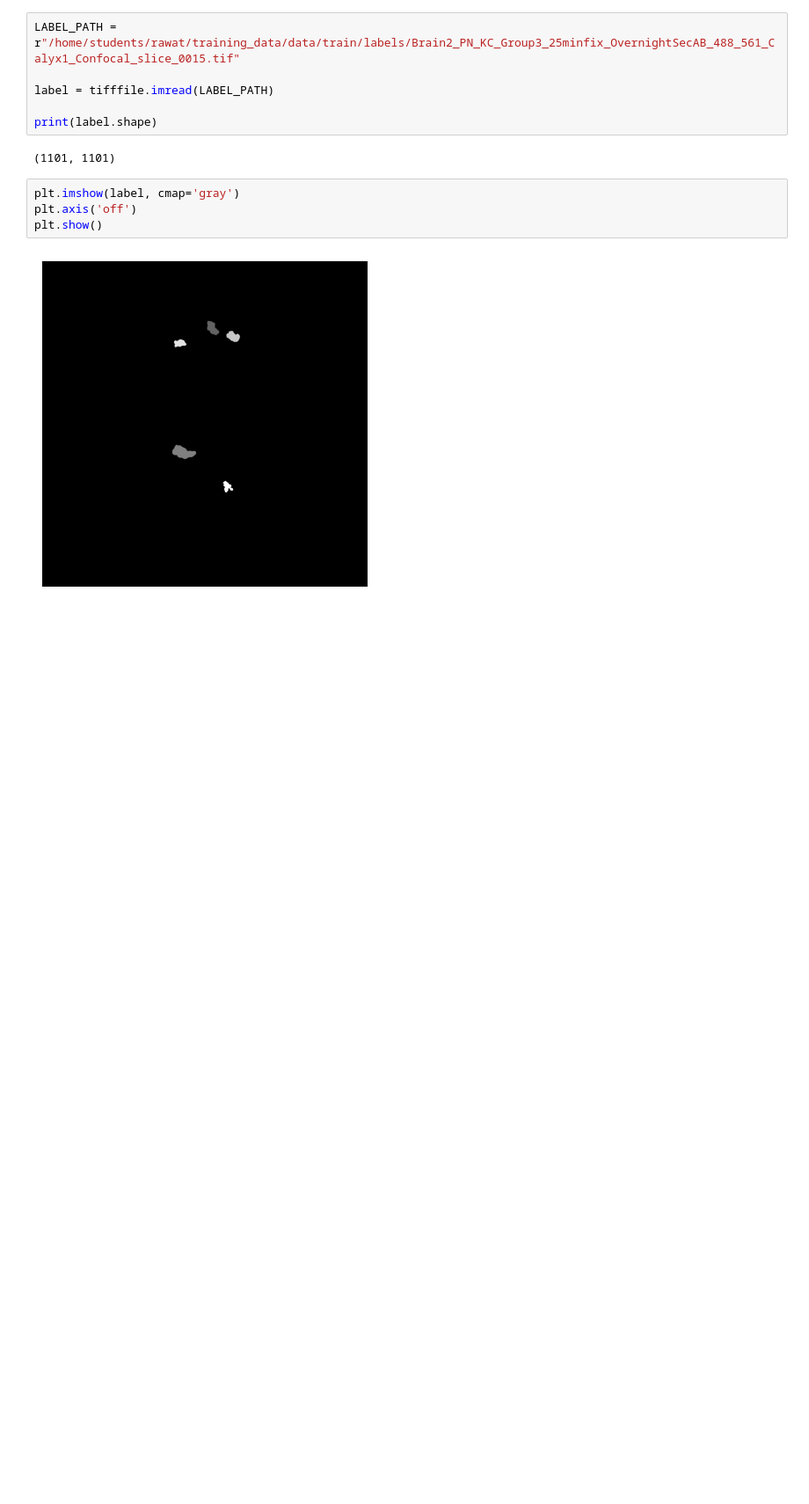
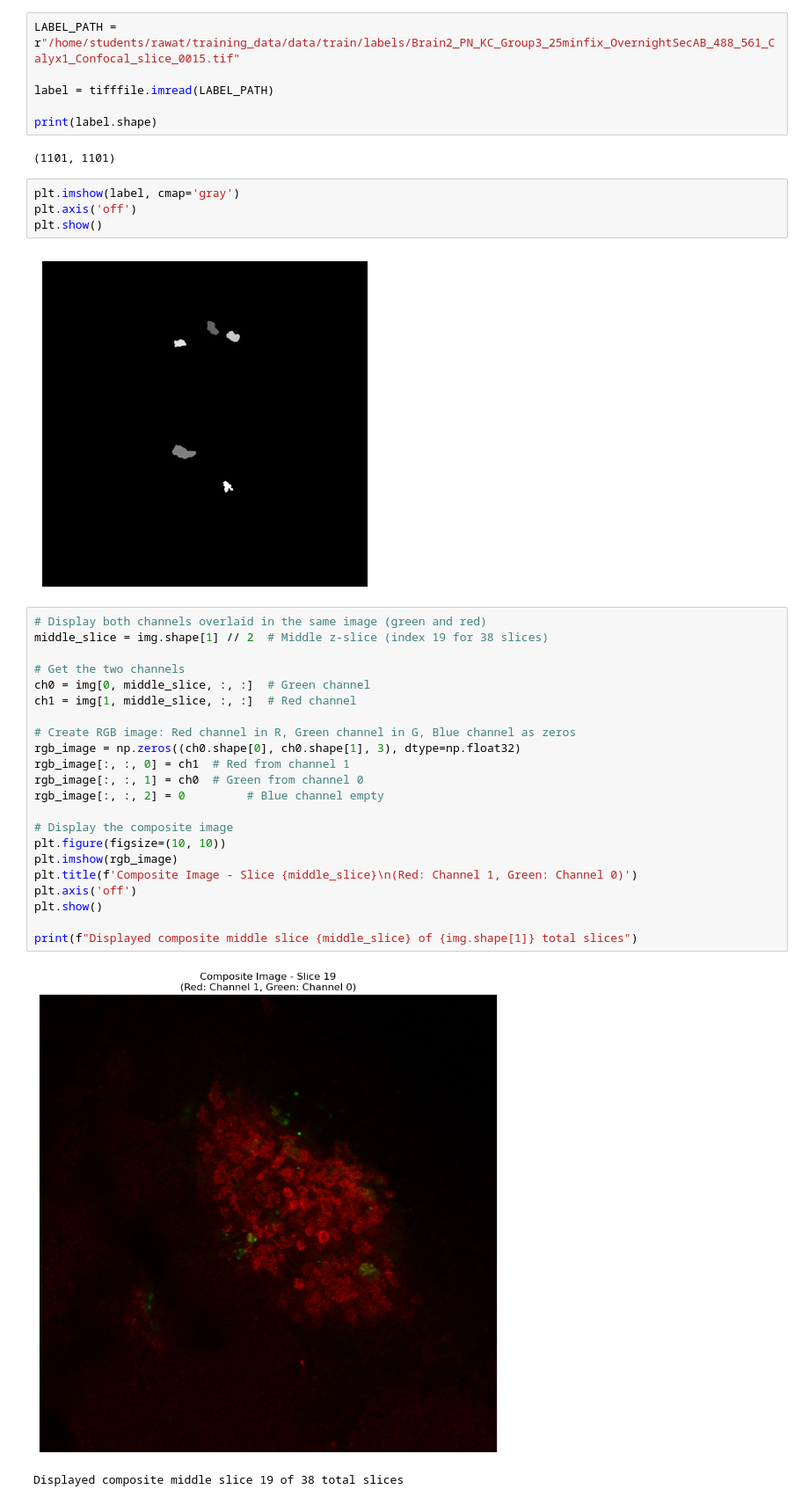
Before and after one commit to aditya0701/Image_segmentation_thesis, a Jupyter notebook: image_test.ipynb, the cells around one changed output. Shown at 88% size. Drawn from its saved outputs; the diff is of its cells as text; blank space fills up the shorter version.

```diff
--- a/image_test.ipynb
+++ b/image_test.ipynb
@@ -156,3 +141,28 @@ plt.axis('off')
 plt.show()
 # %% [output]
 [figure]
+# %%
+# Display both channels overlaid in the same image (green and red)
+middle_slice = img.shape[1] // 2  # Middle z-slice (index 19 for 38 slices)
+
+# Get the two channels
+ch0 = img[0, middle_slice, :, :]  # Green channel
+ch1 = img[1, middle_slice, :, :]  # Red channel
+
+# Create RGB image: Red channel in R, Green channel in G, Blue channel as zeros
+rgb_image = np.zeros((ch0.shape[0], ch0.shape[1], 3), dtype=np.float32)
+rgb_image[:, :, 0] = ch1  # Red from channel 1
+rgb_image[:, :, 1] = ch0  # Green from channel 0
+rgb_image[:, :, 2] = 0         # Blue channel empty
+
+# Display the composite image
+plt.figure(figsize=(10, 10))
+plt.imshow(rgb_image)
+plt.title(f'Composite Image - Slice {middle_slice}\n(Red: Channel 1, Green: Channel 0)')
+plt.axis('off')
+plt.show()
+
+print(f"Displayed composite middle slice {middle_slice} of {img.shape[1]} total slices")
+# %% [output]
+[figure, added]
+Displayed composite middle slice 19 of 38 total slices
```
Also changed, not shown: parts of 2 cells of this notebook, 7 other files.
